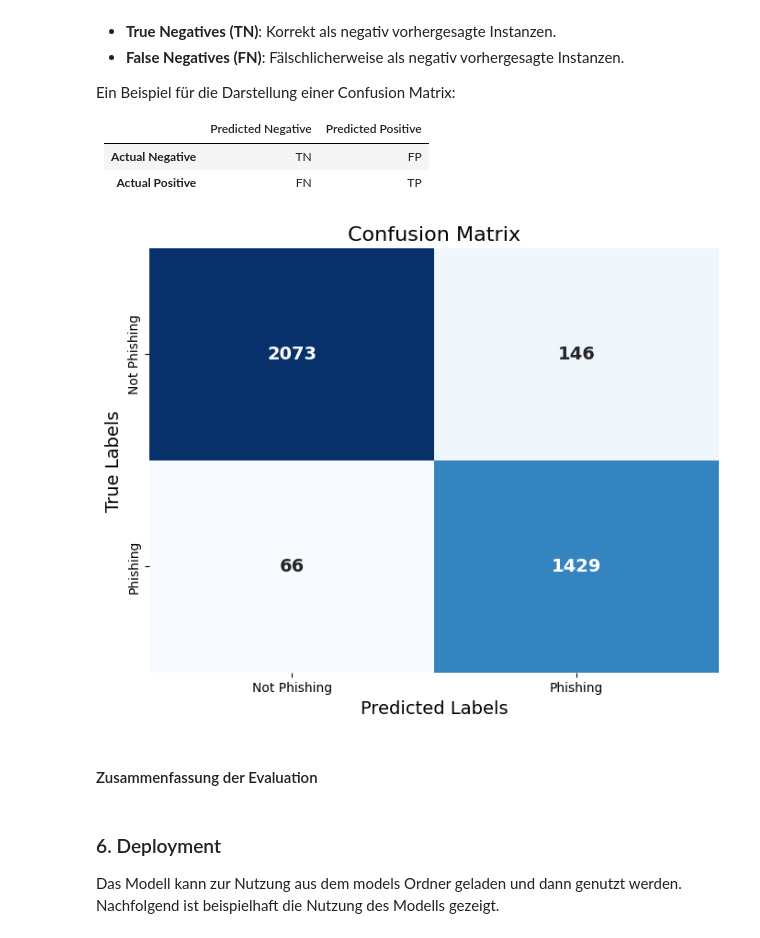
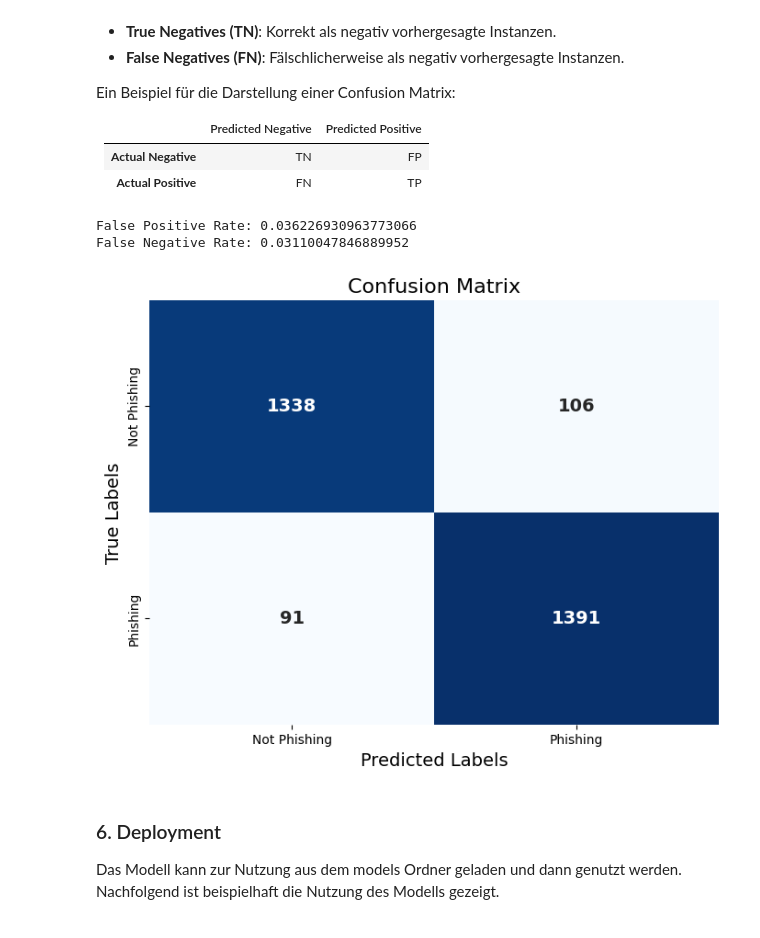
Before and after one commit to AdrianHagen/KI-PhishingMailDetector, a Jupyter notebook: Detector.ipynb, the cells around one changed output. Drawn from its saved outputs; the diff is of its cells as text; code cells hidden in the pictures.

```diff
--- a/Detector.ipynb
+++ b/Detector.ipynb
@@ -200,10 +210,11 @@ data_embeddings = pd.read_csv('data/embeddings.csv', sep=';', skiprows=0)
 #### Erstellen eines Trainings, Validations und Testdatensatzes
 Dazu wird die Aufteilung 60% Trainingsdate, 20% Validationsdaten und 20% Testdaten genutzt
 # %%
+# Specifying the test split is not necessary for the code, but is done anyway for clarity
 def format_and_load_data(train_split=0.6, validate_split=0.2, test_split=0.2):
     # Calculate the number of samples for each dataset split
-    train_amount = int(data_size * train_split)
-    validate_amount = int(data_size * validate_split)
+    train_amount = int(len(data) * train_split)
+    validate_amount = int(len(data) * validate_split)
 
     examples = []
 
@@ -281,7 +289,7 @@ model.compile(optimizer=keras.optimizers.Adam(learning_rate=1e-3),
               metrics=['accuracy'])
 
 # Define callbacks
-early_stopping = callbacks.EarlyStopping(patience=3, monitor='val_loss', restore_best_weights=True)
+early_stopping = callbacks.EarlyStopping(patience=5, monitor='val_loss', restore_best_weights=True)
 reduce_lr = callbacks.ReduceLROnPlateau(factor=0.5, patience=2, monitor='val_loss', verbose=1)
 
 # Train the model
@@ -414,20 +426,31 @@ Ein Beispiel für die Darstellung einer Confusion Matrix:
 | **Actual Positive** | FN                 | TP                 |
 # %%
 conf_mat = confusion_matrix(y_test, y_pred)
+
+# Extracting elements from the confusion matrix
+TN, FP, FN, TP = conf_mat.ravel()
+
+# Calculating false positive ratio and false negative ratio
+Total_Predictions = FP + FN + TP + TN
+False_Positive_Rate = FP / Total_Predictions
+False_Negative_Rate = FN / Total_Predictions
+
+print(f"False Positive Rate: {False_Positive_Rate}")
+print(f"False Negative Rate: {False_Negative_Rate}")
 
 plt.figure(figsize=(8, 6))
 sns.heatmap(conf_mat, annot=True, fmt='d', cmap='Blues', cbar=False,
             annot_kws={'fontsize': 14, 'fontweight': 'bold'})
 plt.xlabel('Predicted Labels', fontsize=14)
 plt.ylabel('True Labels', fontsize=14)
 plt.title('Confusion Matrix', fontsize=16)
 plt.xticks(ticks=[0.5, 1.5], labels=['Not Phishing', 'Phishing'])
 plt.yticks(ticks=[0.5, 1.5], labels=['Not Phishing', 'Phishing'])
 plt.show()
 # %% [output]
+False Positive Rate: 0.036226930963773066
+False Negative Rate: 0.03110047846889952
-[figure, old version]
+[figure, new version]
-# %% [markdown]
-#### Zusammenfassung der Evaluation
 # %% [markdown]
 ### 6. Deployment
 Das Modell kann zur Nutzung aus dem models Ordner geladen und dann genutzt werden. Nachfolgend ist beispielhaft die Nutzung des Modells gezeigt.
```
Also changed, not shown: parts of 16 cells of this notebook, 1 other file.
